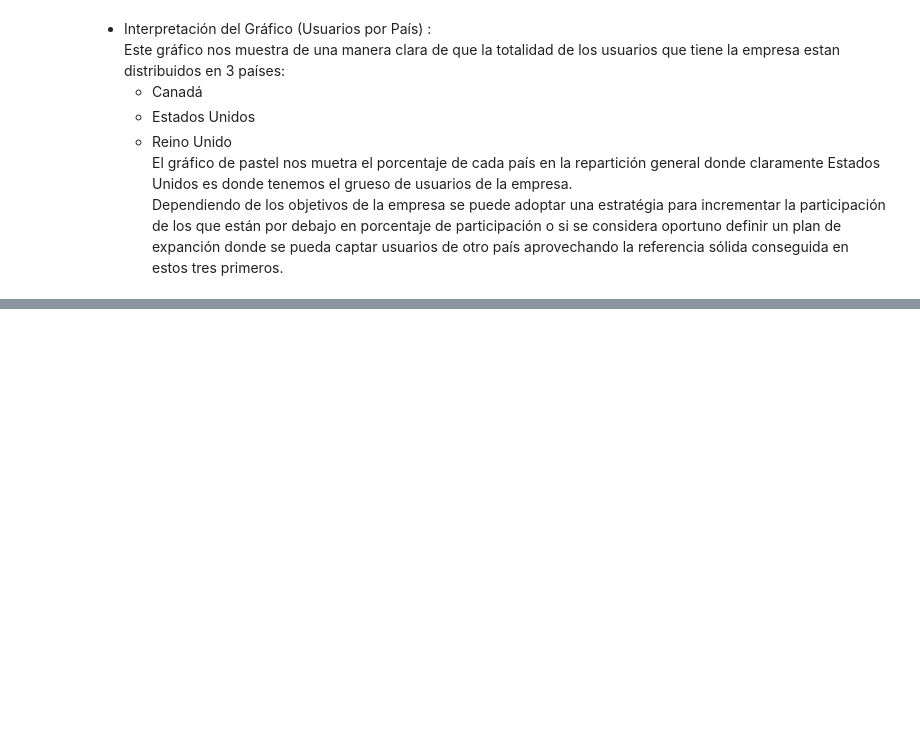
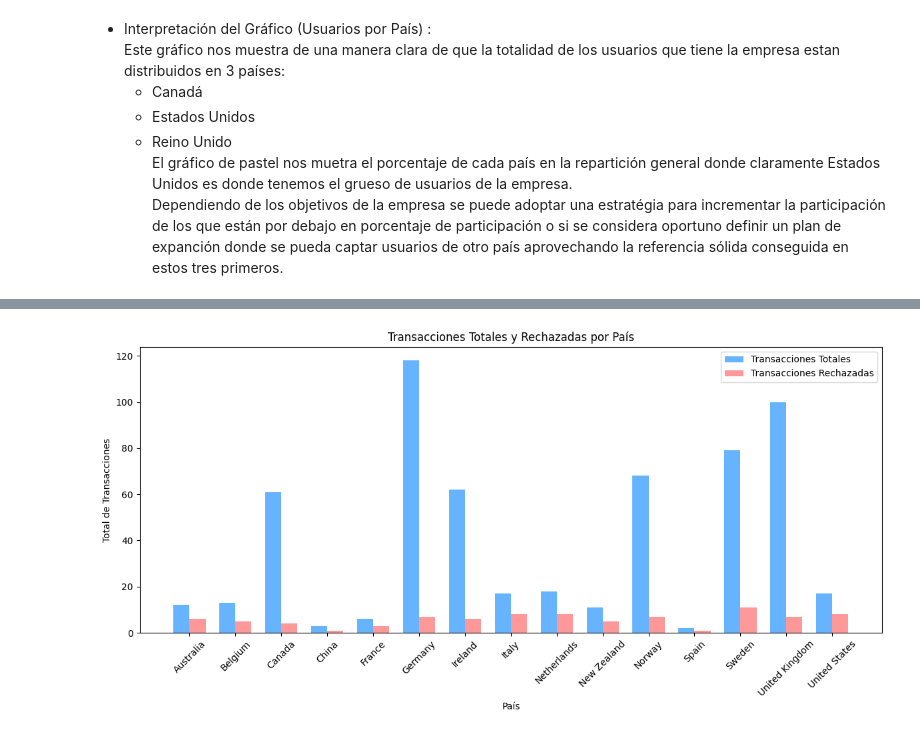
Before and after one commit to Bellengher/SPRINT-1, a Jupyter notebook: SPRINT8.1/Sprint_8_1.ipynb, the cells around one changed output, grey strips where cells are left out. Drawn from its saved outputs; the diff is of its cells as text; code cells hidden in the pictures; blank space fills up the shorter version.

```diff
--- a/SPRINT8.1/Sprint_8_1.ipynb
+++ b/SPRINT8.1/Sprint_8_1.ipynb
@@ -280,0 +230,37 @@ De la misma manera se ve que España , China y Francia son los 3 que peor result
+# %%
+
+
+# Calcular el total de transacciones por país
+ventas_por_pais = df.groupby('company_country')['id'].count()
+
+# Calcular el total de transacciones rechazadas por país
+rechazadas_por_pais = df.groupby('company_country')['declined'].sum()
+
+# Obtener las etiquetas de los países
+labels = ventas_por_pais.index
+
+# Obtener los datos de transacciones totales y rechazadas como listas
+transacciones_totales = ventas_por_pais.values
+transacciones_rechazadas = rechazadas_por_pais.values
+
+# Ancho de las barras
+bar_width = 0.35
+
+# Coordenadas x para las barras
+x = np.arange(len(labels))
+
+# Crear el gráfico de barras superpuestas
+plt.figure(figsize=(12, 6))
+plt.bar(x - bar_width/2, transacciones_totales, width=bar_width, label='Transacciones Totales', color='#66b3ff')
+plt.bar(x + bar_width/2, transacciones_rechazadas, width=bar_width, label='Transacciones Rechazadas', color='#ff9999')
+
+# Añadir etiquetas y título
+plt.xlabel('País')
+plt.ylabel('Total de Transacciones')
+plt.title('Transacciones Totales y Rechazadas por País')
+plt.xticks(x, labels, rotation=45)
+plt.legend()
+plt.tight_layout()
+plt.show()
+# %% [output]
+[figure, added]
```
Also changed, not shown: parts of 41 cells of this notebook.
